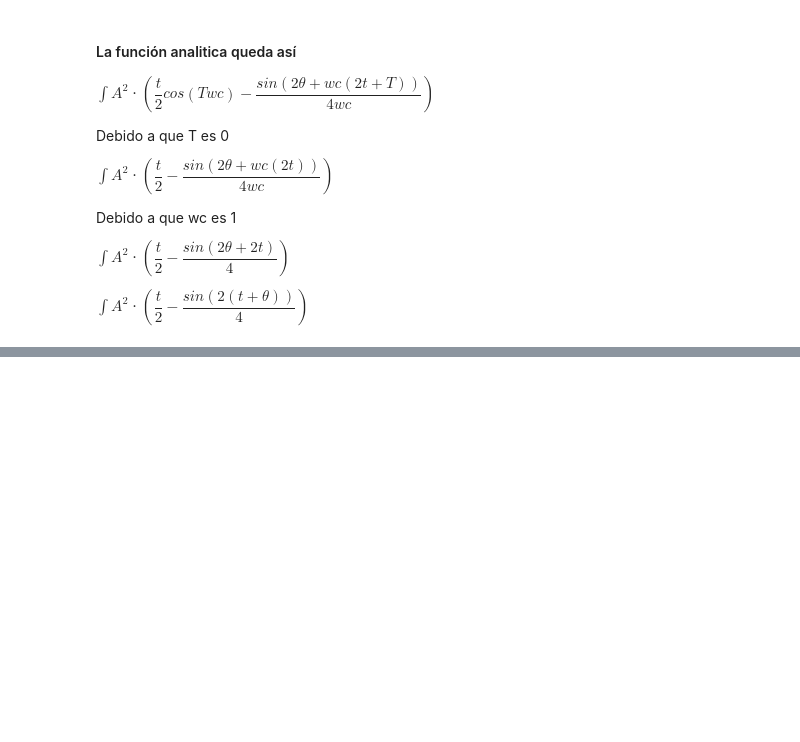
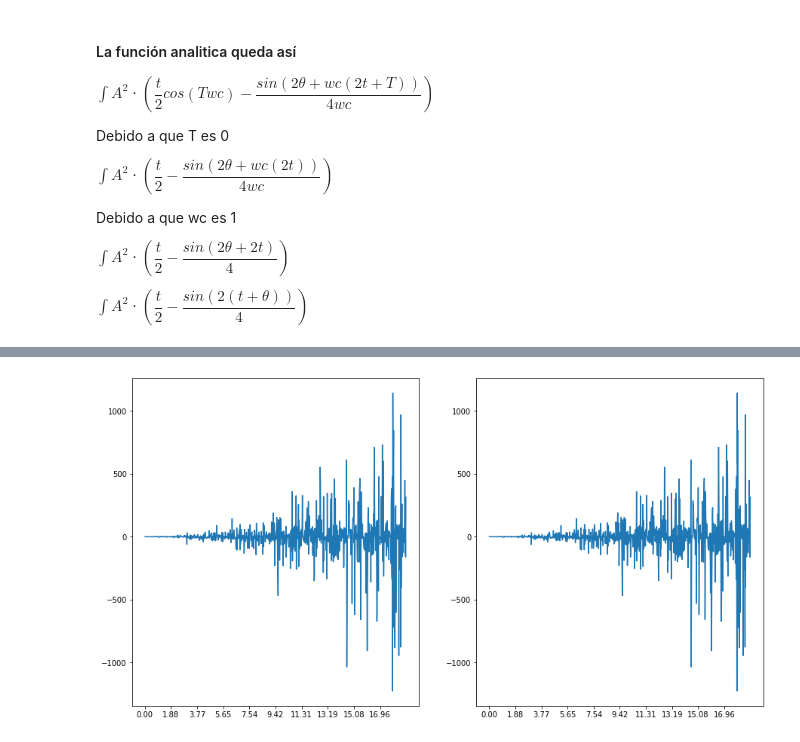
Before and after one commit to SebastianCerquera/datascience, a Jupyter notebook: stats/correlation.ipynb, the cells around one changed output, grey strips where cells are left out. Cells and saved outputs as stored; diff of their text form; code cells hidden in the pictures; blank space fills up the shorter version.

```diff
--- a/stats/correlation.ipynb
+++ b/stats/correlation.ipynb
@@ -204,0 +227,26 @@ Este es el calculo discreto de la función con el ruido aleatorio 494.2282594030
+# %%
+#### Autocorrelación: Gráfica
+
+#### Las funciones solo se parecen cuando tau es 0
+T = 1
+
+## Esta calculando la integral discreta de la función de correlación
+discrete_corr = np.array([ X(t)[i] * X(t)[i+T] for i in range(t.shape[0] - T) ])
+
+## Al momento de modelarlo tengo que entender la variable aleatoria como si fueran 2
+continuous_corr =  np.array([ A[i+T]* A[i] * wc**2 * t[i]*t[i + T]  for i in range(t.shape[0] - T) ])
+
+fig = plt.figure(figsize=(15,8))
+
+ax = fig.add_subplot(1, 2, 1)
+ax.plot(t[T:], discrete_corr)
+ax.set_xticks(t_ticks)
+
+ax = fig.add_subplot(1, 2, 2)
+ax.plot(t[T:], continuous_corr)
+ax.set_xticks(t_ticks)
+
+
+plt.show()
+# %% [output]
+[figure, added]
```
Also changed, not shown: parts of 9 cells of this notebook, 1 other file.
